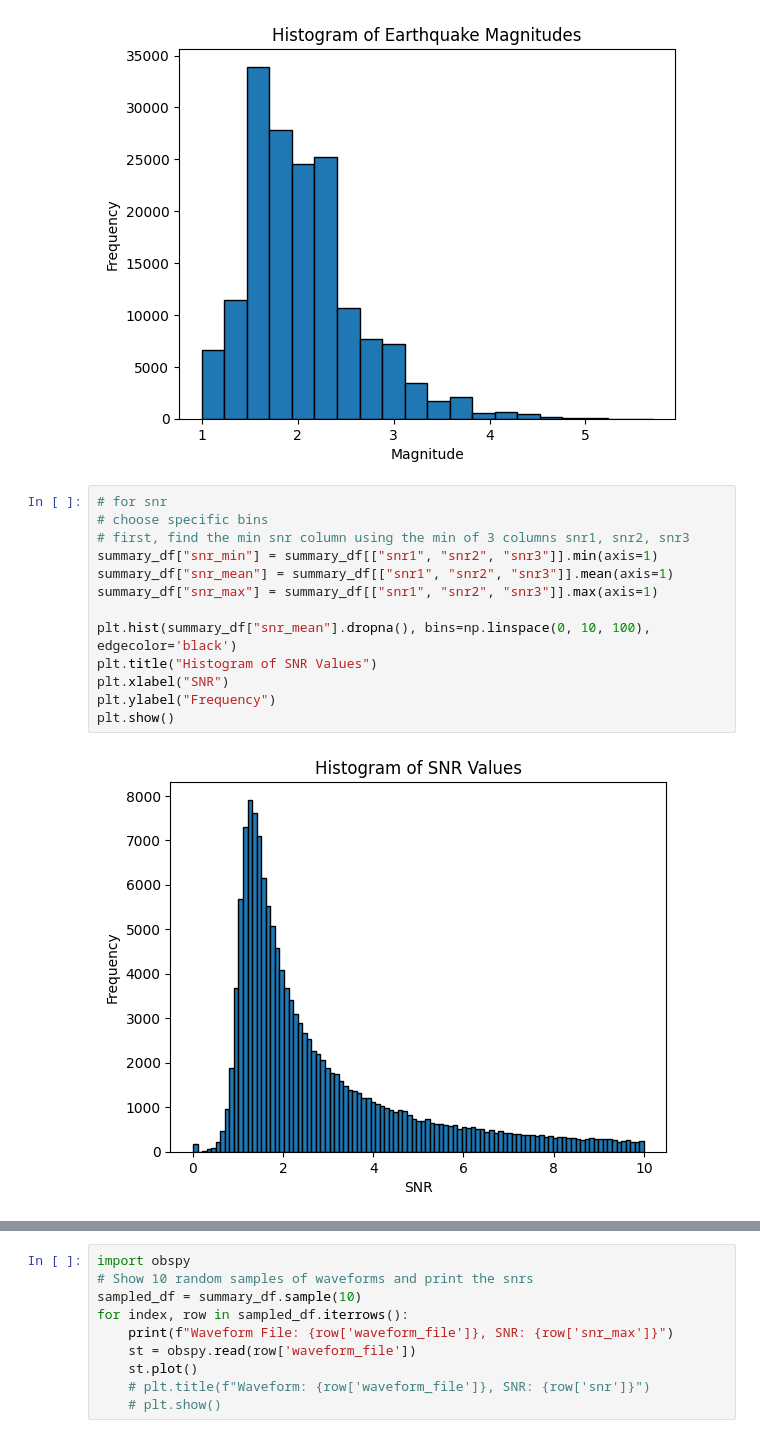
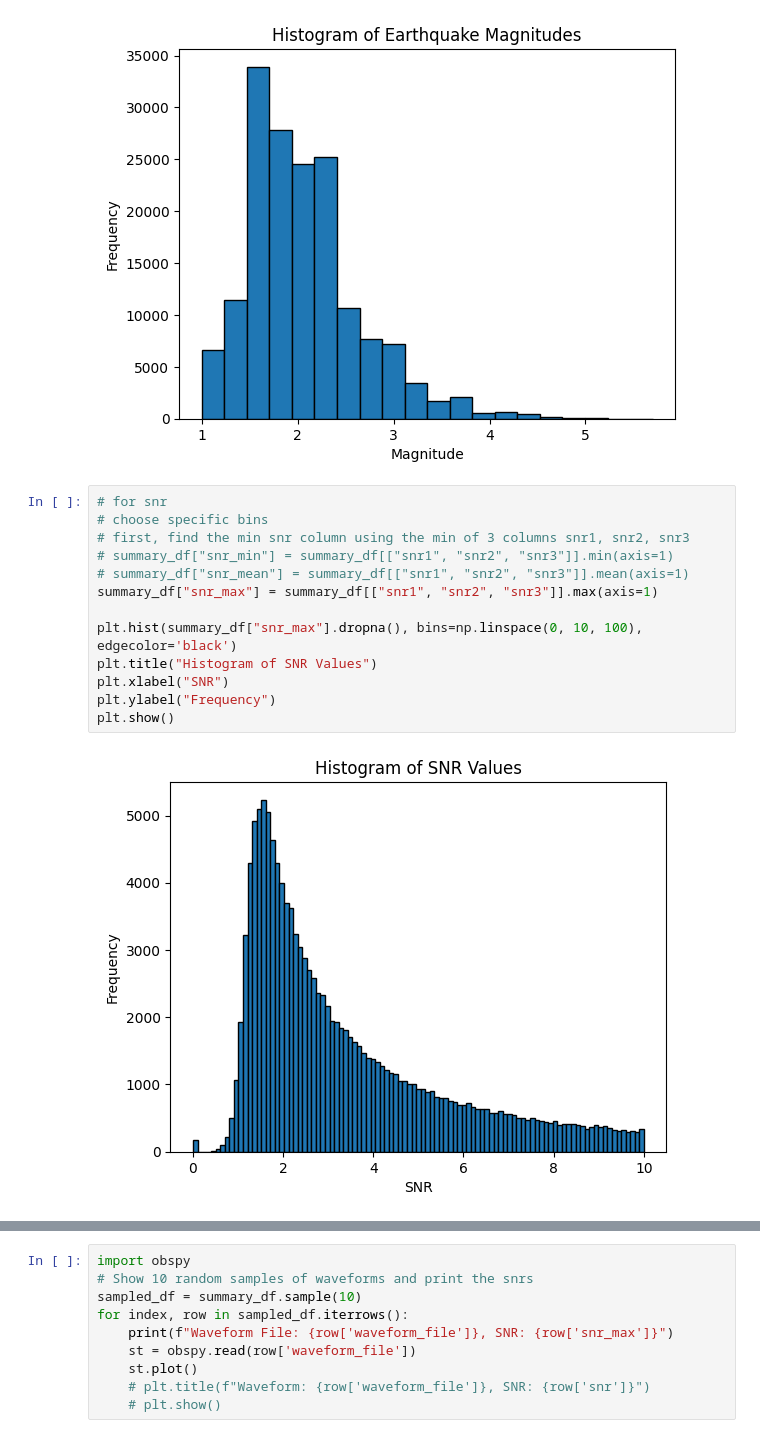
Before and after one commit to tensorbundlecom/seismic-diffusion, a Jupyter notebook: show_summary.ipynb, the cells around one changed output, grey strips where cells are left out. Cells and saved outputs as stored; diff of their text form.

```diff
--- a/show_summary.ipynb
+++ b/show_summary.ipynb
@@ -25,15 +25,15 @@ plt.show()
 # %%
 # for snr
 # choose specific bins
 # first, find the min snr column using the min of 3 columns snr1, snr2, snr3
-summary_df["snr_min"] = summary_df[["snr1", "snr2", "snr3"]].min(axis=1)
-summary_df["snr_mean"] = summary_df[["snr1", "snr2", "snr3"]].mean(axis=1)
+# summary_df["snr_min"] = summary_df[["snr1", "snr2", "snr3"]].min(axis=1)
+# summary_df["snr_mean"] = summary_df[["snr1", "snr2", "snr3"]].mean(axis=1)
 summary_df["snr_max"] = summary_df[["snr1", "snr2", "snr3"]].max(axis=1)
 
-plt.hist(summary_df["snr_mean"].dropna(), bins=np.linspace(0, 10, 100), edgecolor='black')
+plt.hist(summary_df["snr_max"].dropna(), bins=np.linspace(0, 10, 100), edgecolor='black')
 plt.title("Histogram of SNR Values")
 plt.xlabel("SNR")
 plt.ylabel("Frequency")
 plt.show()
 # %% [output]
-[figure, old version]
+[figure, new version]
```
Also changed, not shown: parts of 4 cells of this notebook.
